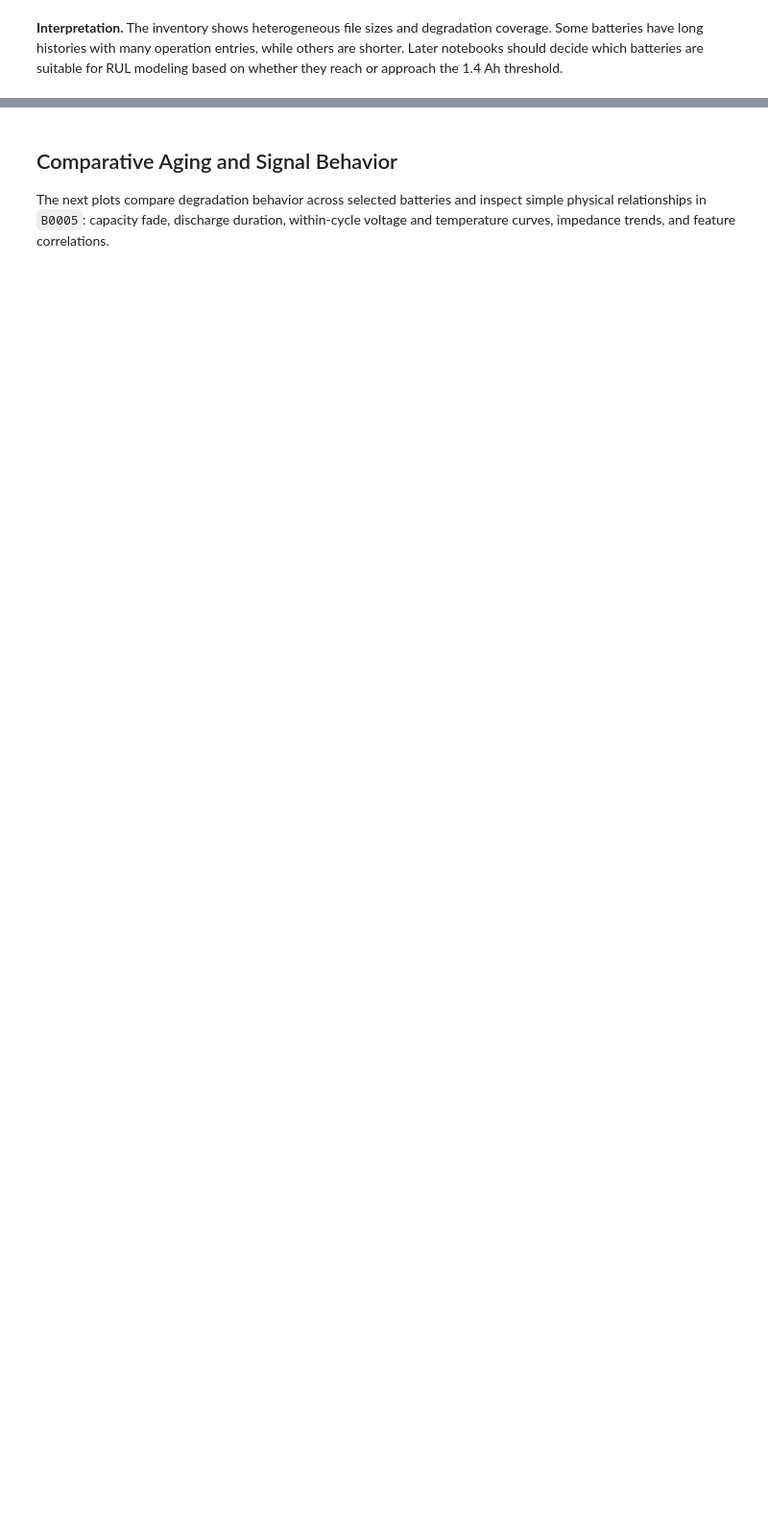
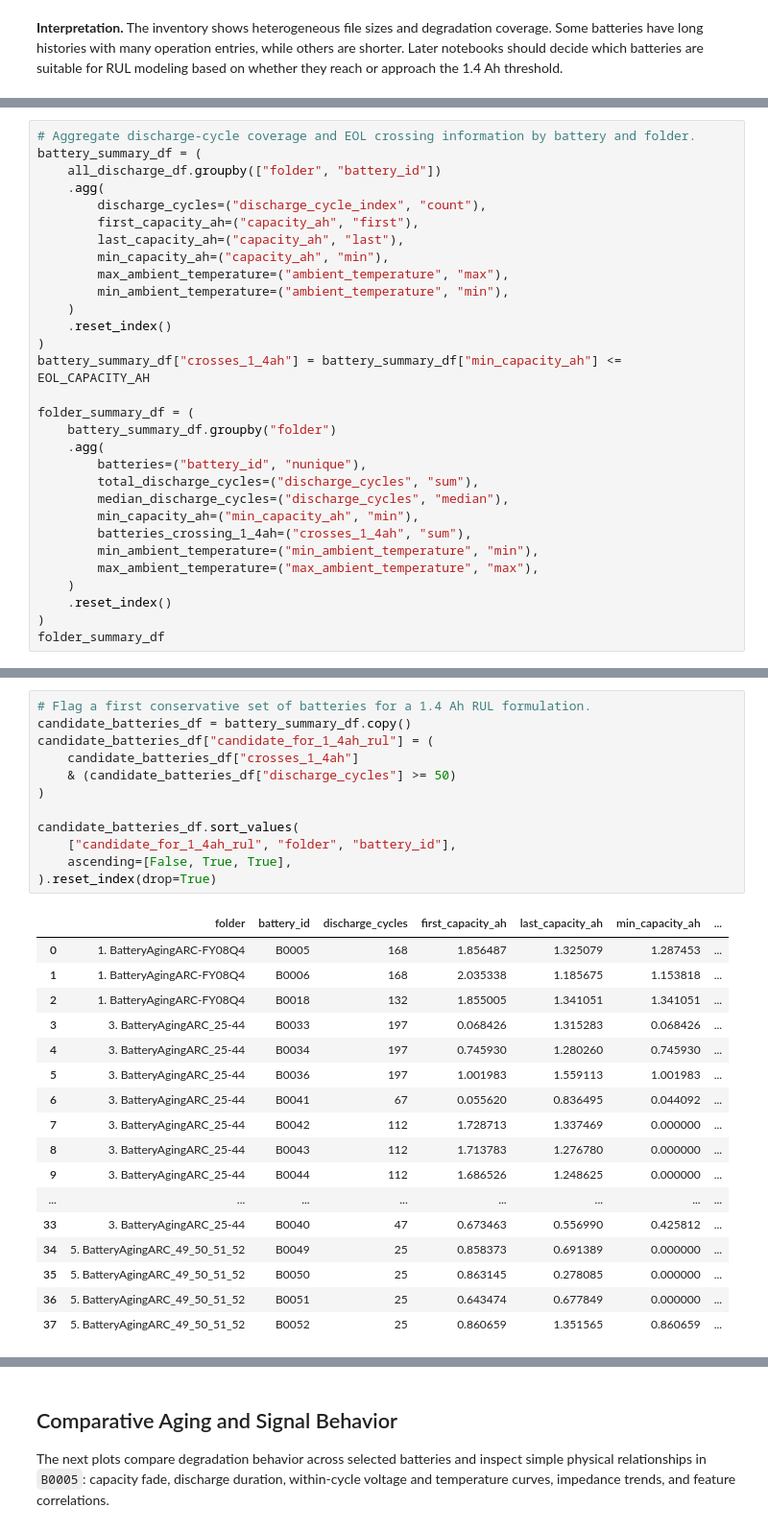
Before and after one commit to aymen-elo/xai-nasa-battery-aging, a Jupyter notebook: notebooks/01_dataset_inspection.ipynb, the cells around one changed output, grey strips where cells are left out. Shown at 96% size. Cells and saved outputs as stored; diff of their text form; blank space fills up the shorter version.

```diff
--- a/notebooks/01_dataset_inspection.ipynb
+++ b/notebooks/01_dataset_inspection.ipynb
@@ -329,0 +507,30 @@ inventory_df.sort_values(["folder", "battery_id"]).reset_index(drop=True)
+# %%
+# Aggregate discharge-cycle coverage and EOL crossing information by battery and folder.
+battery_summary_df = (
+    all_discharge_df.groupby(["folder", "battery_id"])
+    .agg(
+        discharge_cycles=("discharge_cycle_index", "count"),
+        first_capacity_ah=("capacity_ah", "first"),
+        last_capacity_ah=("capacity_ah", "last"),
+        min_capacity_ah=("capacity_ah", "min"),
+        max_ambient_temperature=("ambient_temperature", "max"),
+        min_ambient_temperature=("ambient_temperature", "min"),
+    )
+    .reset_index()
+)
+battery_summary_df["crosses_1_4ah"] = battery_summary_df["min_capacity_ah"] <= EOL_CAPACITY_AH
+
+folder_summary_df = (
+    battery_summary_df.groupby("folder")
+    .agg(
+        batteries=("battery_id", "nunique"),
+        total_discharge_cycles=("discharge_cycles", "sum"),
+        median_discharge_cycles=("discharge_cycles", "median"),
+        min_capacity_ah=("min_capacity_ah", "min"),
+        batteries_crossing_1_4ah=("crosses_1_4ah", "sum"),
+        min_ambient_temperature=("min_ambient_temperature", "min"),
+        max_ambient_temperature=("max_ambient_temperature", "max"),
+    )
+    .reset_index()
+)
+folder_summary_df
@@ -329,0 +549,30 @@ inventory_df.sort_values(["folder", "battery_id"]).reset_index(drop=True)
+# %%
+# Flag a first conservative set of batteries for a 1.4 Ah RUL formulation.
+candidate_batteries_df = battery_summary_df.copy()
+candidate_batteries_df["candidate_for_1_4ah_rul"] = (
+    candidate_batteries_df["crosses_1_4ah"]
+    & (candidate_batteries_df["discharge_cycles"] >= 50)
+)
+
+candidate_batteries_df.sort_values(
+    ["candidate_for_1_4ah_rul", "folder", "battery_id"],
+    ascending=[False, True, True],
+).reset_index(drop=True)
+# %% [output]
+|  | folder | battery_id | discharge_cycles | first_capacity_ah | last_capacity_ah | min_capacity_ah | ... |
+| 0 | 1. BatteryAgingARC-FY08Q4 | B0005 | 168 | 1.856487 | 1.325079 | 1.287453 | ... |
+| 1 | 1. BatteryAgingARC-FY08Q4 | B0006 | 168 | 2.035338 | 1.185675 | 1.153818 | ... |
+| 2 | 1. BatteryAgingARC-FY08Q4 | B0018 | 132 | 1.855005 | 1.341051 | 1.341051 | ... |
+| 3 | 3. BatteryAgingARC_25-44 | B0033 | 197 | 0.068426 | 1.315283 | 0.068426 | ... |
+| 4 | 3. BatteryAgingARC_25-44 | B0034 | 197 | 0.745930 | 1.280260 | 0.745930 | ... |
+| 5 | 3. BatteryAgingARC_25-44 | B0036 | 197 | 1.001983 | 1.559113 | 1.001983 | ... |
+| 6 | 3. BatteryAgingARC_25-44 | B0041 | 67 | 0.055620 | 0.836495 | 0.044092 | ... |
+| 7 | 3. BatteryAgingARC_25-44 | B0042 | 112 | 1.728713 | 1.337469 | 0.000000 | ... |
+| 8 | 3. BatteryAgingARC_25-44 | B0043 | 112 | 1.713783 | 1.276780 | 0.000000 | ... |
+| 9 | 3. BatteryAgingARC_25-44 | B0044 | 112 | 1.686526 | 1.248625 | 0.000000 | ... |
+| ... | ... | ... | ... | ... | ... | ... | ... |
+| 33 | 3. BatteryAgingARC_25-44 | B0040 | 47 | 0.673463 | 0.556990 | 0.425812 | ... |
+| 34 | 5. BatteryAgingARC_49_50_51_52 | B0049 | 25 | 0.858373 | 0.691389 | 0.000000 | ... |
+| 35 | 5. BatteryAgingARC_49_50_51_52 | B0050 | 25 | 0.863145 | 0.278085 | 0.000000 | ... |
+| 36 | 5. BatteryAgingARC_49_50_51_52 | B0051 | 25 | 0.643474 | 0.677849 | 0.000000 | ... |
+| 37 | 5. BatteryAgingARC_49_50_51_52 | B0052 | 25 | 0.860659 | 1.351565 | 0.860659 | ... |
```
Also changed, not shown: parts of 36 cells of this notebook.
